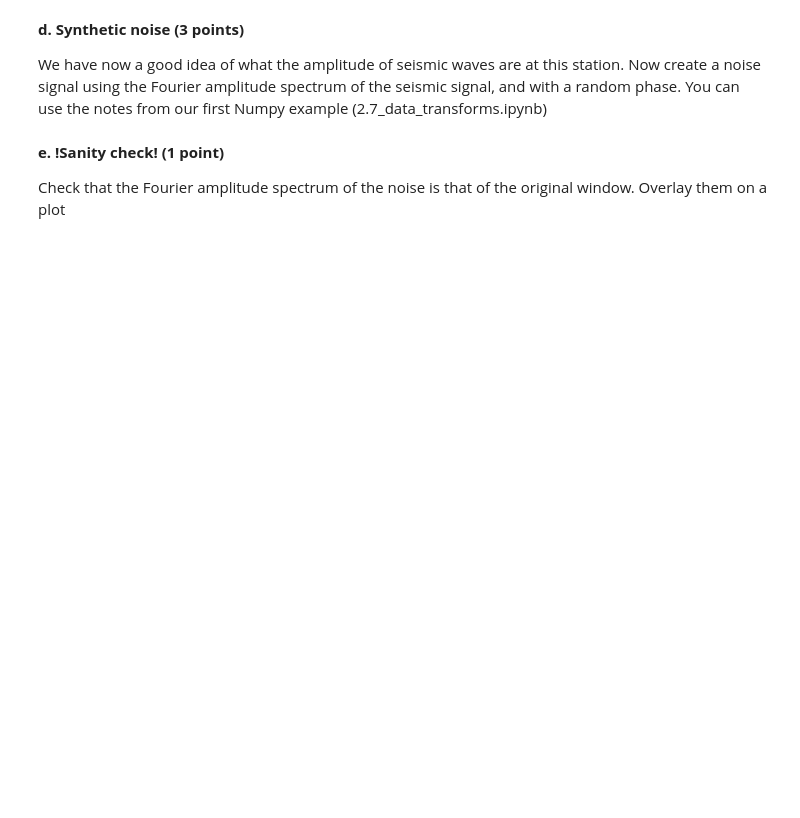
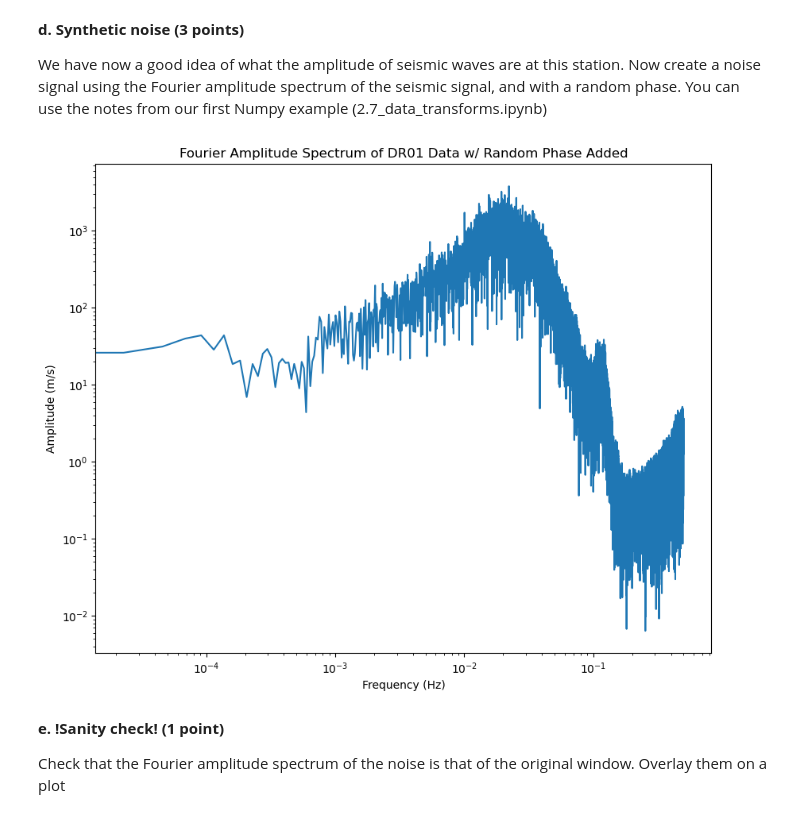
Before and after one commit to UW-ESS-DS/MLGEO2022_AERP, a Jupyter notebook: homework/homework_4.ipynb, the cells around one changed output. Cells and saved outputs as stored; diff of their text form; code cells hidden in the pictures; blank space fills up the shorter version.

```diff
--- a/homework/homework_4.ipynb
+++ b/homework/homework_4.ipynb
@@ -143,13 +165,18 @@ We have now a good idea of what the amplitude of seismic waves are at this stati
 # %%
 # answer below
 import numpy.random as random
-noise=random.uniform(-1,1,len(freqVec))
+noise=random.uniform(0,1,len(freqVec))
+NfftNoise = next_fast_len(int(noise.data.shape[0]))
+freqVecNoise = fftfreq(NfftNoise, d=Z[0].stats.delta)[:NfftNoise//2]
+
 fig, (ax1) = plt.subplots(1,1, figsize=(10,8))
-ax1.plot(freqVec,(np.abs(Zhat[:Nfft//2])/Nfft)+noise)
+ax1.plot(freqVecNoise,(np.abs(Zhat[:NfftNoise//2])/NfftNoise))
 ax1.set_xscale('log');ax1.set_yscale('log')
 ax1.set_xlabel('Frequency (Hz)')
 ax1.set_ylabel('Amplitude (m/s)')
 ax1.set_title('Fourier Amplitude Spectrum of DR01 Data w/ Random Phase Added');
+# %% [output]
+[figure, added]
 # %% [markdown]
 **e. !Sanity check! (1 point)**
 
```
Also changed, not shown: parts of 30 cells of this notebook, 1 other file.
